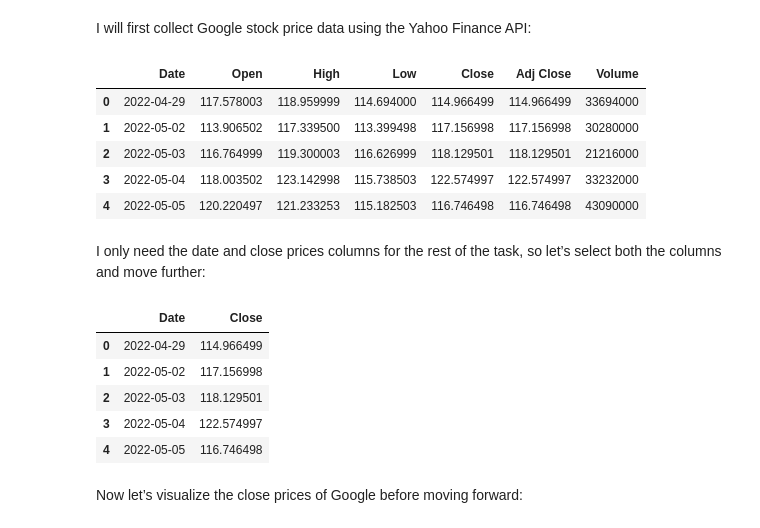
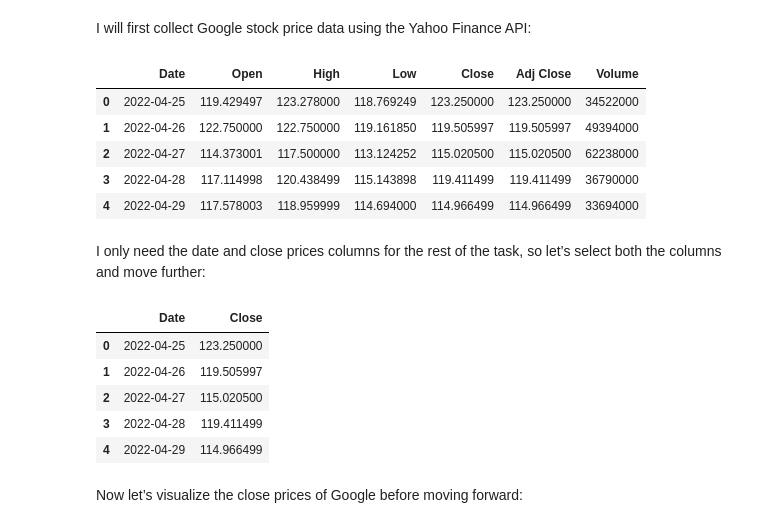
Before and after one commit to maarfelipe/MachineLearningPortfolio, a Jupyter notebook: 004.TimeSeriesForecasting/tsf.ipynb, the cells around one changed output. Saved outputs shown, nothing was run; the diff lists cells and outputs as text; code cells hidden in the pictures.

```diff
--- a/004.TimeSeriesForecasting/tsf.ipynb
+++ b/004.TimeSeriesForecasting/tsf.ipynb
@@ -6,23 +6,23 @@ import yfinance as yf
 from datetime import date, timedelta
 # %%
 end_date = date.today().strftime('%Y-%m-%d')
-start_date = (date.today() - timedelta(days=360)).strftime('%Y-%m-%d')
+start_date = (date.today() - timedelta(days=365)).strftime('%Y-%m-%d')
 
 data = yf.download('GOOG',
                    start=start_date,
                    end=end_date,
                    progress=False)
 data['Date'] = data.index
 data = data[['Date', 'Open', 'High', 'Low', 'Close', 'Adj Close', 'Volume']]
 data.reset_index(drop=True, inplace=True)
 display(data.head())
 # %% [output]
 |  | Date | Open | High | Low | Close | Adj Close | Volume |
-| 0 | 2022-04-29 | 117.578003 | 118.959999 | 114.694000 | 114.966499 | 114.966499 | 33694000 |
-| 1 | 2022-05-02 | 113.906502 | 117.339500 | 113.399498 | 117.156998 | 117.156998 | 30280000 |
-| 2 | 2022-05-03 | 116.764999 | 119.300003 | 116.626999 | 118.129501 | 118.129501 | 21216000 |
-| 3 | 2022-05-04 | 118.003502 | 123.142998 | 115.738503 | 122.574997 | 122.574997 | 33232000 |
-| 4 | 2022-05-05 | 120.220497 | 121.233253 | 115.182503 | 116.746498 | 116.746498 | 43090000 |
+| 0 | 2022-04-25 | 119.429497 | 123.278000 | 118.769249 | 123.250000 | 123.250000 | 34522000 |
+| 1 | 2022-04-26 | 122.750000 | 122.750000 | 119.161850 | 119.505997 | 119.505997 | 49394000 |
+| 2 | 2022-04-27 | 114.373001 | 117.500000 | 113.124252 | 115.020500 | 115.020500 | 62238000 |
+| 3 | 2022-04-28 | 117.114998 | 120.438499 | 115.143898 | 119.411499 | 119.411499 | 36790000 |
+| 4 | 2022-04-29 | 117.578003 | 118.959999 | 114.694000 | 114.966499 | 114.966499 | 33694000 |
 # %% [markdown]
 I only need the date and close prices columns for the rest of the task, so let’s select both the columns and move further:
 # %%
@@ -30,11 +30,11 @@ data = data[['Date', 'Close']]
 display(data.head())
 # %% [output]
 |  | Date | Close |
-| 0 | 2022-04-29 | 114.966499 |
-| 1 | 2022-05-02 | 117.156998 |
-| 2 | 2022-05-03 | 118.129501 |
-| 3 | 2022-05-04 | 122.574997 |
-| 4 | 2022-05-05 | 116.746498 |
+| 0 | 2022-04-25 | 123.250000 |
+| 1 | 2022-04-26 | 119.505997 |
+| 2 | 2022-04-27 | 115.020500 |
+| 3 | 2022-04-28 | 119.411499 |
+| 4 | 2022-04-29 | 114.966499 |
 # %% [markdown]
 Now let’s visualize the close prices of Google before moving forward:
 # %%
```
Also changed, not shown: parts of 6 cells of this notebook.
